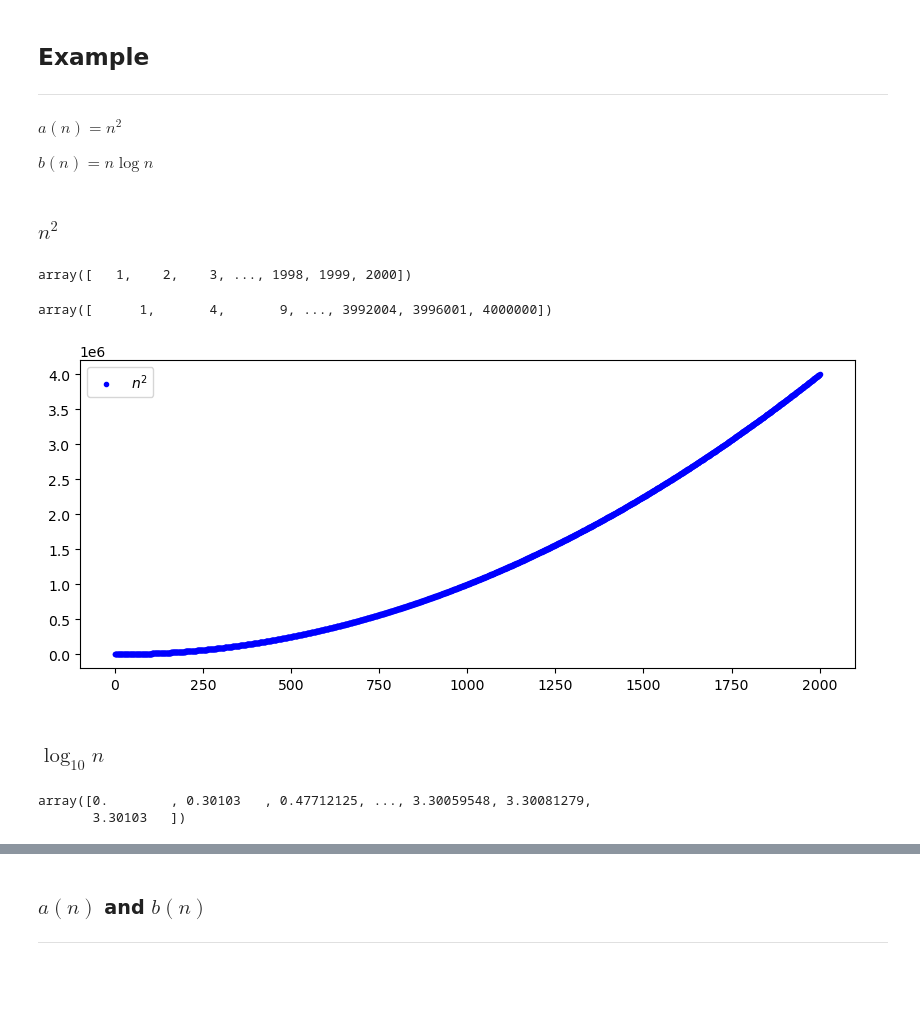
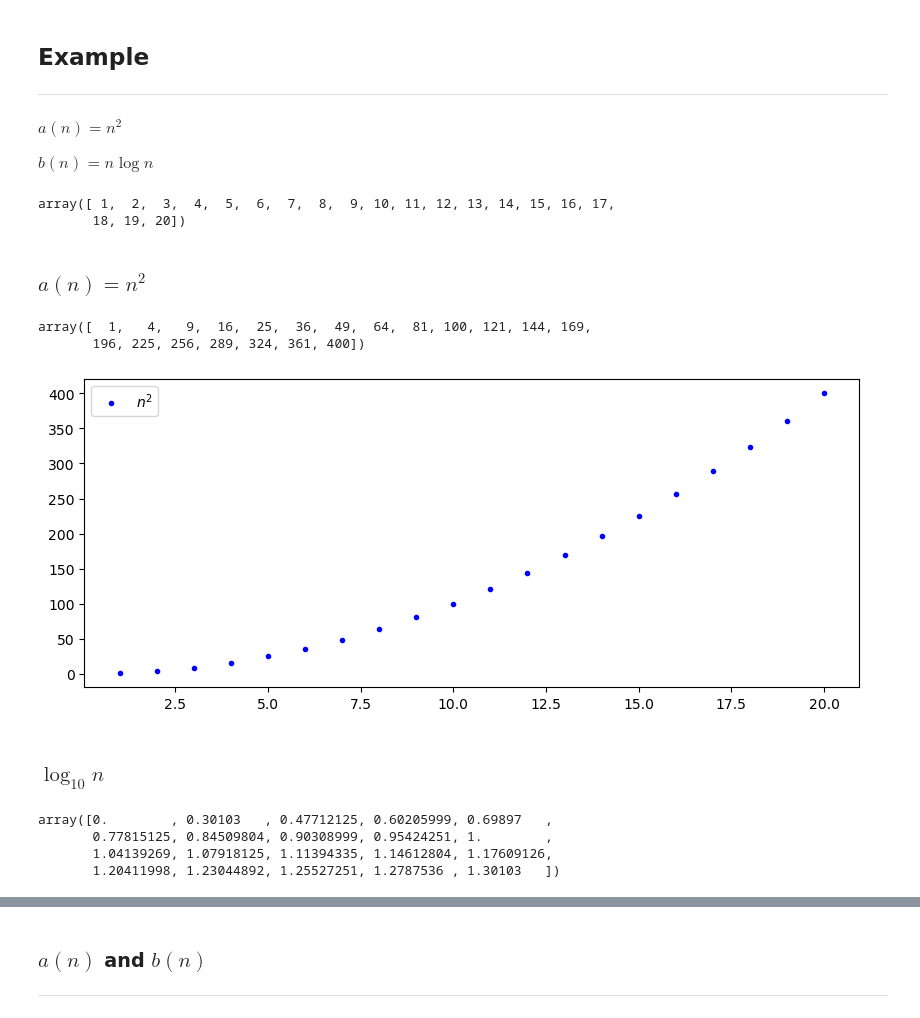
Before and after one commit to ianmcloughlin/notebooks, a Jupyter notebook: big_o.ipynb, the cells around one changed output, grey strips where cells are left out. Cells and saved outputs as stored; diff of their text form; code cells hidden in the pictures; blank space fills up the shorter version.

```diff
--- a/big_o.ipynb
+++ b/big_o.ipynb
@@ -29,46 +32,50 @@ import matplotlib.pyplot as plt
 $a(n) = n^2$
 
 $b(n) = n \log n$
+# %%
+# Range of values for n.
+n = np.arange(1, 21)
+
+# Show.
+n
+# %% [output]
+array([ 1,  2,  3,  4,  5,  6,  7,  8,  9, 10, 11, 12, 13, 14, 15, 16, 17,
+       18, 19, 20])
 # %% [markdown]
-### $n^2$
+### $a(n) = n^2$
-# %%
-# Range of values for n.
-n = np.arange(1, 2001)
-
-# Show.
-n
-# %% [output]
-array([   1,    2,    3, ..., 1998, 1999, 2000])
 # %%
 # a(n)
-a = n**2
+a = lambda n: n**2
 
 # Show.
-a
+a(n)
 # %% [output]
-array([      1,       4,       9, ..., 3992004, 3996001, 4000000])
+array([  1,   4,   9,  16,  25,  36,  49,  64,  81, 100, 121, 144, 169,
+       196, 225, 256, 289, 324, 361, 400])
 # %%
 # Create a plot.
 fig, ax = plt.subplots(figsize=(10, 4))
 
 # Plot a(n).
-ax.plot(n, a, 'b.', label='$n^2$')
+ax.plot(n, a(n), label='$n^2$', color='blue', marker='.', linestyle='None')
 
 # Legend.
 ax.legend();
 # %% [output]
-[figure, old version]
+[figure, new version]
 # %% [markdown]
 ### $\log_{10} n$
 # %%
 # log(n)
-log = np.log10(n)
+log = lambda n: np.log10(n)
 
 # Show.
-log
+log(n)
 # %% [output]
-array([0.        , 0.30103   , 0.47712125, ..., 3.30059548, 3.30081279,
-       3.30103   ])
+array([0.        , 0.30103   , 0.47712125, 0.60205999, 0.69897   ,
+       0.77815125, 0.84509804, 0.90308999, 0.95424251, 1.        ,
+       1.04139269, 1.07918125, 1.11394335, 1.14612804, 1.17609126,
+       1.20411998, 1.23044892, 1.25527251, 1.2787536 , 1.30103   ])
 # %%
 # Create a plot.
 fig, ax = plt.subplots(figsize=(10, 4))
```
Also changed, not shown: parts of 8 cells of this notebook.
